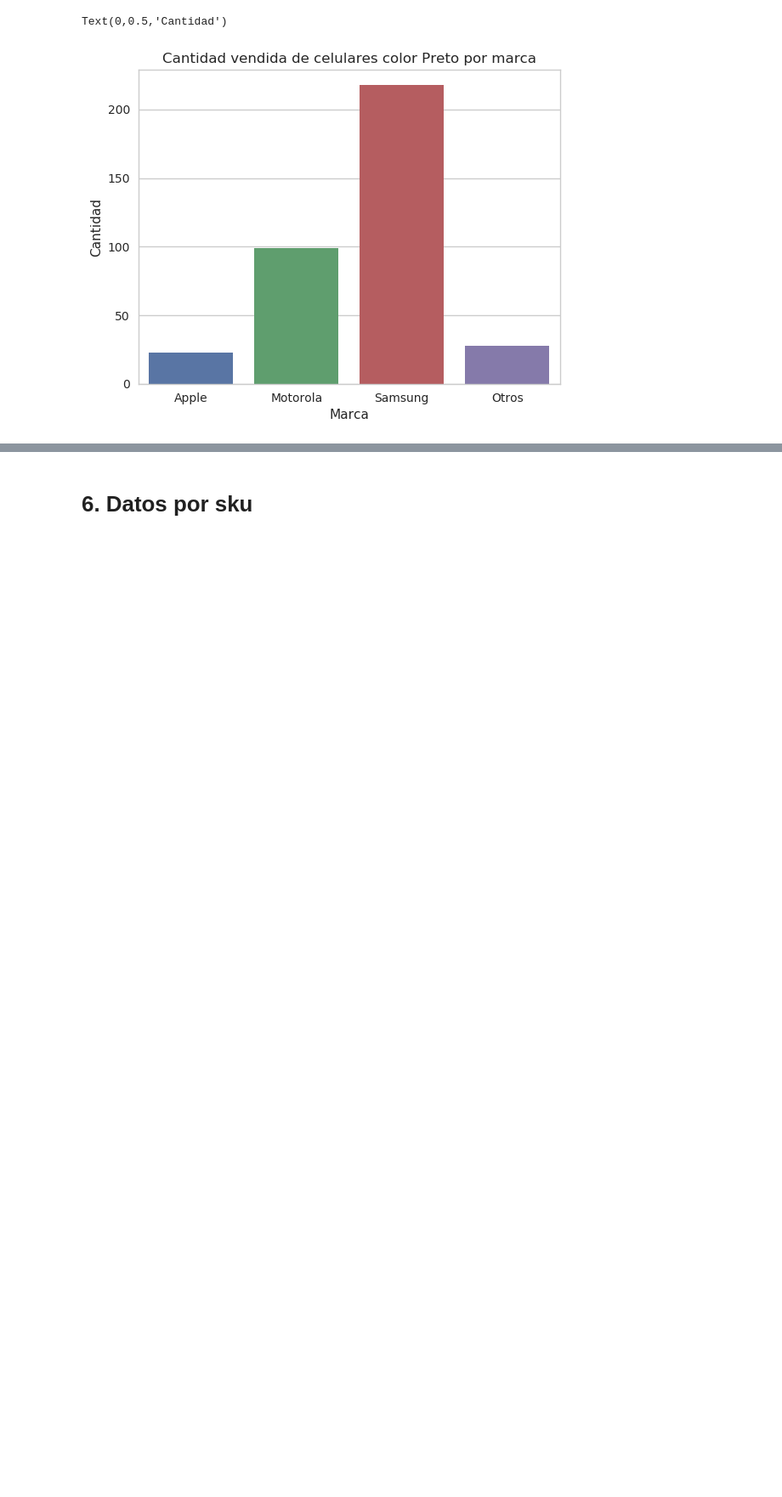
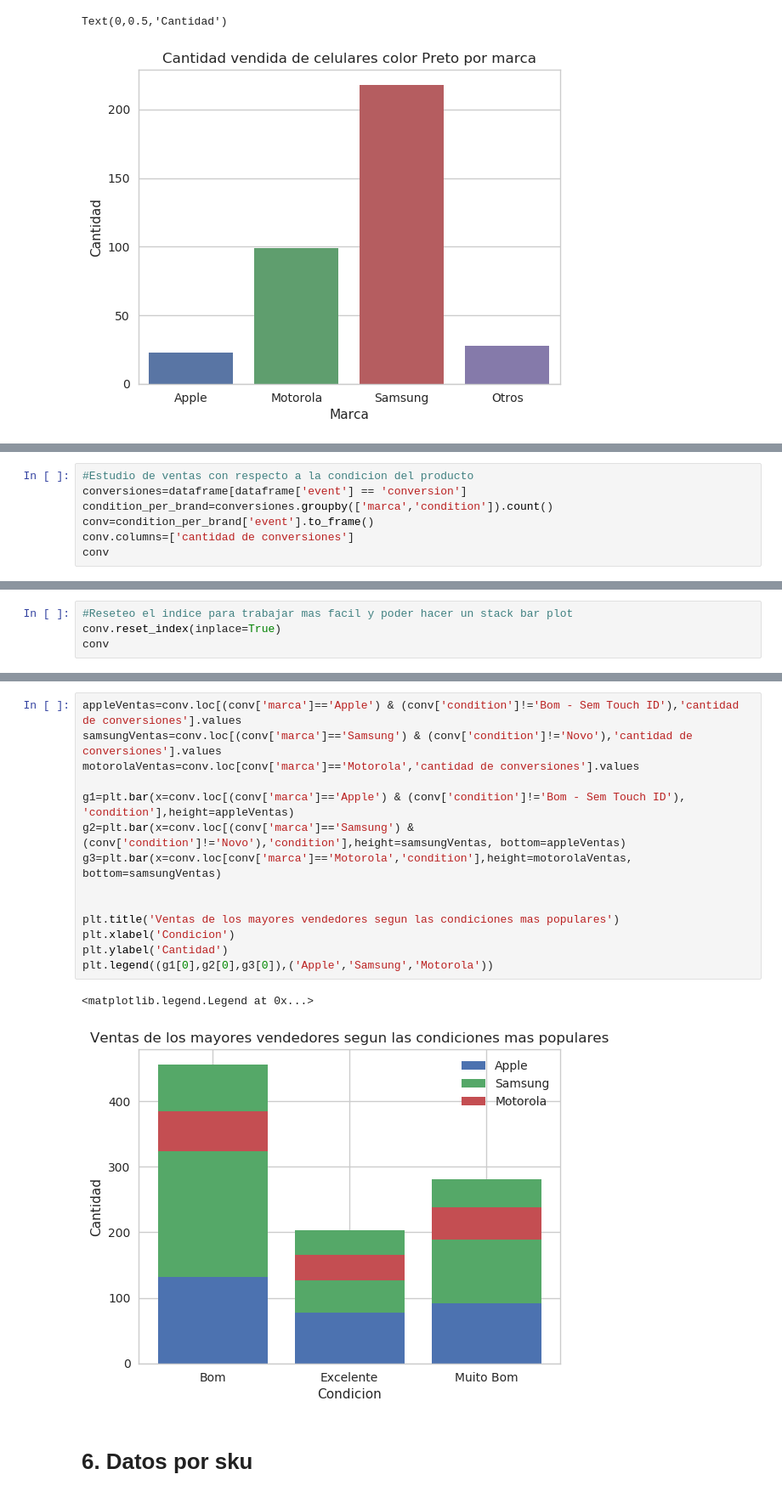
Before and after one commit to EugeniaFranchi/TP-Datos, a Jupyter notebook: TpDatos.ipynb, the cells around one changed output, grey strips where cells are left out. Shown at 85% size. Saved outputs shown, nothing was run; the diff lists cells and outputs as text; blank space fills up the shorter version.

```diff
--- a/TpDatos.ipynb
+++ b/TpDatos.ipynb
@@ -442,3 +443,10 @@ g.set_title('Cantidad de conversiones con respecto a la condicion del producto',
 # %% [output]
 Text(0.5,1,'Cantidad de conversiones con respecto a la condicion del producto')
 [figure]
+# %%
+#Estudio de ventas con respecto a la condicion del producto
+conversiones=dataframe[dataframe['event'] == 'conversion']
+condition_per_brand=conversiones.groupby(['marca','condition']).count()
+conv=condition_per_brand['event'].to_frame()
+conv.columns=['cantidad de conversiones']
+conv
@@ -444,0 +472,4 @@ Text(0.5,1,'Cantidad de conversiones con respecto a la condicion del producto')
+# %%
+#Reseteo el indice para trabajar mas facil y poder hacer un stack bar plot
+conv.reset_index(inplace=True)
+conv
@@ -445,3 +501,20 @@ Text(0.5,1,'Cantidad de conversiones con respecto a la condicion del producto')
+# %%
+appleVentas=conv.loc[(conv['marca']=='Apple') & (conv['condition']!='Bom - Sem Touch ID'),'cantidad de conversiones'].values
+samsungVentas=conv.loc[(conv['marca']=='Samsung') & (conv['condition']!='Novo'),'cantidad de conversiones'].values
+motorolaVentas=conv.loc[conv['marca']=='Motorola','cantidad de conversiones'].values
+
+g1=plt.bar(x=conv.loc[(conv['marca']=='Apple') & (conv['condition']!='Bom - Sem Touch ID'), 'condition'],height=appleVentas)
+g2=plt.bar(x=conv.loc[(conv['marca']=='Samsung') & (conv['condition']!='Novo'),'condition'],height=samsungVentas, bottom=appleVentas)
+g3=plt.bar(x=conv.loc[conv['marca']=='Motorola','condition'],height=motorolaVentas, bottom=samsungVentas)
+
+
+plt.title('Ventas de los mayores vendedores segun las condiciones mas populares')
+plt.xlabel('Condicion')
+plt.ylabel('Cantidad')
+plt.legend((g1[0],g2[0],g3[0]),('Apple','Samsung','Motorola'))
+# %% [output]
+<matplotlib.legend.Legend at 0x...>
+[figure, added]
 # %% [markdown]
  # 6. Datos por sku
 # %%
```
Also changed, not shown: parts of 5 cells of this notebook.
